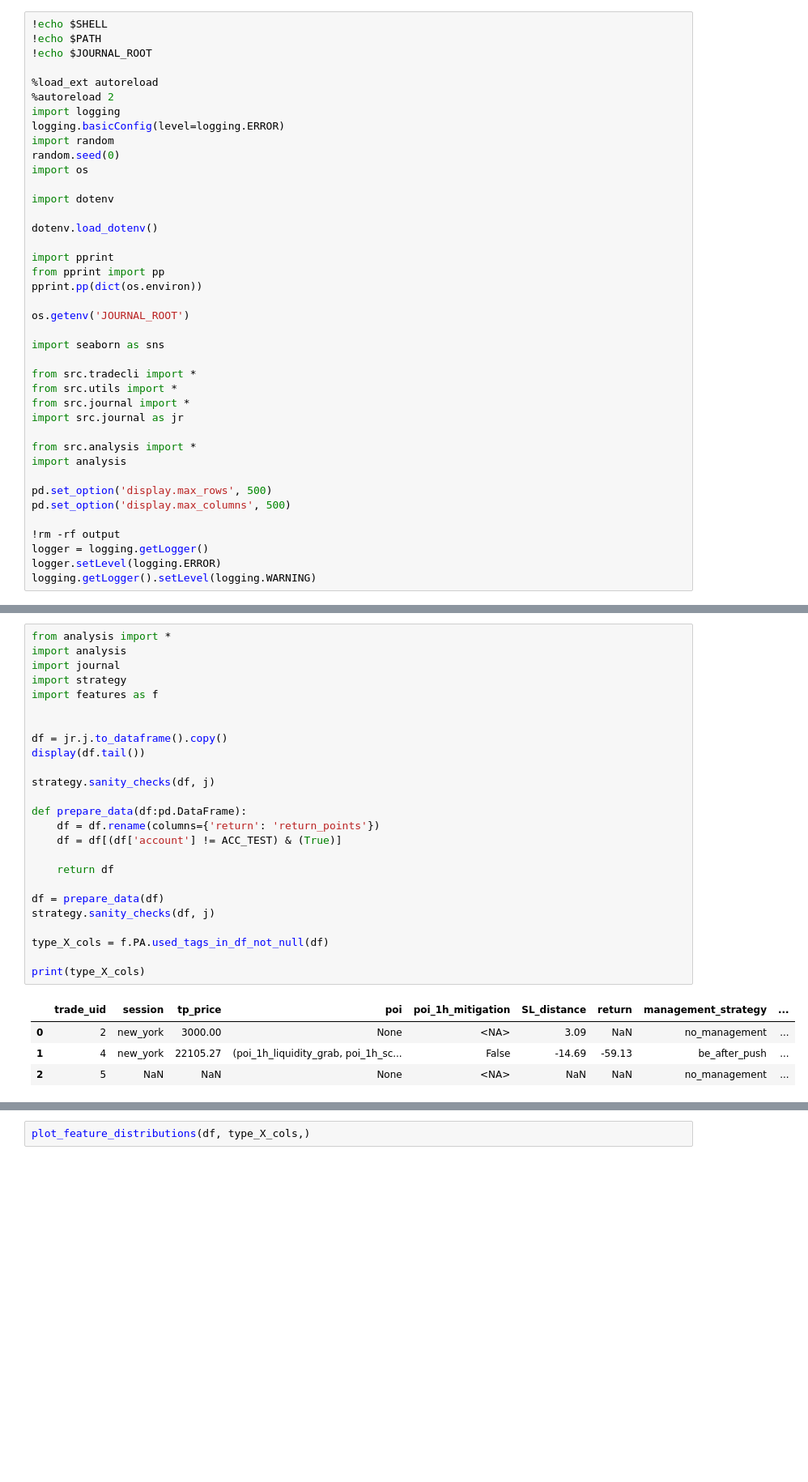
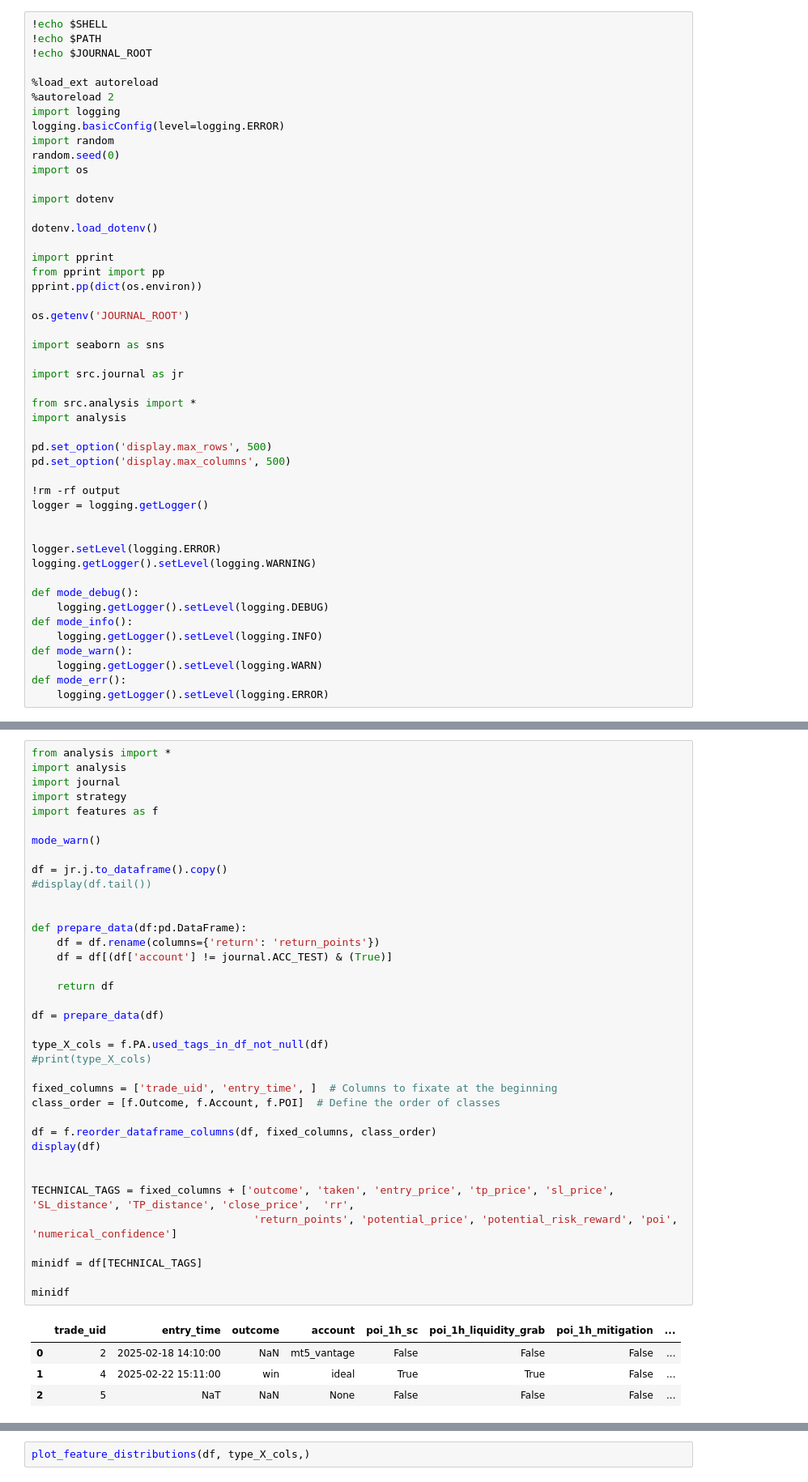
Before and after one commit to put101/trade_journal, a Jupyter notebook: analysis.ipynb, the cells around one changed output, grey strips where cells are left out. Shown at 81% size. Drawn from its saved outputs; the diff is of its cells as text; blank space fills up the shorter version.

Commit message:
trade enhancements / simplifications

```diff
--- a/analysis.ipynb
+++ b/analysis.ipynb
@@ -23,9 +23,6 @@ os.getenv('JOURNAL_ROOT')
 
 import seaborn as sns
 
-from src.tradecli import *
-from src.utils import *
-from src.journal import *
 import src.journal as jr
 
 from src.analysis import *
@@ -36,7 +33,18 @@ pd.set_option('display.max_columns', 500)
 
 !rm -rf output
 logger = logging.getLogger()
+
+
 logger.setLevel(logging.ERROR)
 logging.getLogger().setLevel(logging.WARNING)
+
+def mode_debug():
+    logging.getLogger().setLevel(logging.DEBUG)
+def mode_info():
+    logging.getLogger().setLevel(logging.INFO)
+def mode_warn():
+    logging.getLogger().setLevel(logging.WARN)
+def mode_err():
+    logging.getLogger().setLevel(logging.ERROR)
 # %% [output]
 /bin/zsh
@@ -108,30 +116,42 @@ dtype: float64
 # %%
 from analysis import *
 import analysis
 import journal
 import strategy
 import features as f
 
+mode_warn()
 
 df = jr.j.to_dataframe().copy()
-display(df.tail())
+#display(df.tail())
 
-strategy.sanity_checks(df, j)
 
 def prepare_data(df:pd.DataFrame):
     df = df.rename(columns={'return': 'return_points'})
-    df = df[(df['account'] != ACC_TEST) & (True)]
+    df = df[(df['account'] != journal.ACC_TEST) & (True)]
 
     return df
 
 df = prepare_data(df)
-strategy.sanity_checks(df, j)
 
 type_X_cols = f.PA.used_tags_in_df_not_null(df)
+#print(type_X_cols)
 
-print(type_X_cols)
+fixed_columns = ['trade_uid', 'entry_time', ]  # Columns to fixate at the beginning
+class_order = [f.Outcome, f.Account, f.POI]  # Define the order of classes
+
+df = f.reorder_dataframe_columns(df, fixed_columns, class_order)
+display(df)
+
+
+TECHNICAL_TAGS = fixed_columns + ['outcome', 'taken', 'entry_price', 'tp_price', 'sl_price', 'SL_distance', 'TP_distance', 'close_price',  'rr',
+                                   'return_points', 'potential_price', 'potential_risk_reward', 'poi', 'numerical_confidence']
+
+minidf = df[TECHNICAL_TAGS]
+
+minidf
 # %% [output]
-|  | trade_uid | session | tp_price | poi | poi_1h_mitigation | SL_distance | return | management_strategy | ... |
-| 0 | 2 | new_york | 3000.00 | None | <NA> | 3.09 | NaN | no_management | ... |
-| 1 | 4 | new_york | 22105.27 | (poi_1h_liquidity_grab, poi_1h_sc... | False | -14.69 | -59.13 | be_after_push | ... |
-| 2 | 5 | NaN | NaN | None | <NA> | NaN | NaN | no_management | ... |
+|  | trade_uid | entry_time | outcome | account | poi_1h_sc | poi_1h_liquidity_grab | poi_1h_mitigation | ... |
+| 0 | 2 | 2025-02-18 14:10:00 | NaN | mt5_vantage | False | False | False | ... |
+| 1 | 4 | 2025-02-22 15:11:00 | win | ideal | True | True | False | ... |
+| 2 | 5 | NaT | NaN | None | False | False | False | ... |
```
Also changed, not shown: parts of 14 cells of this notebook, 15 other files.
